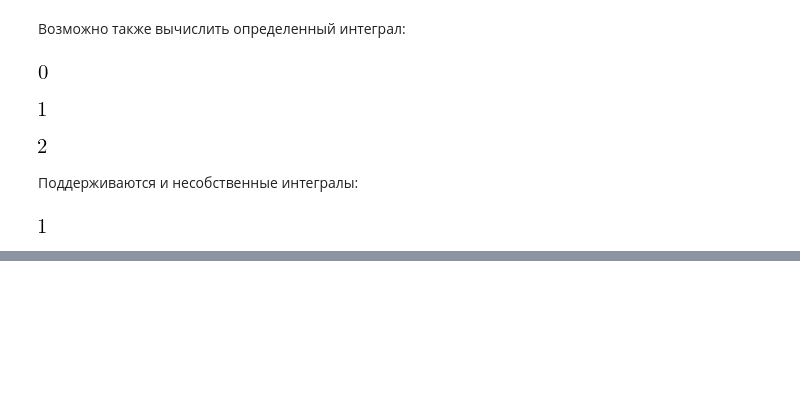
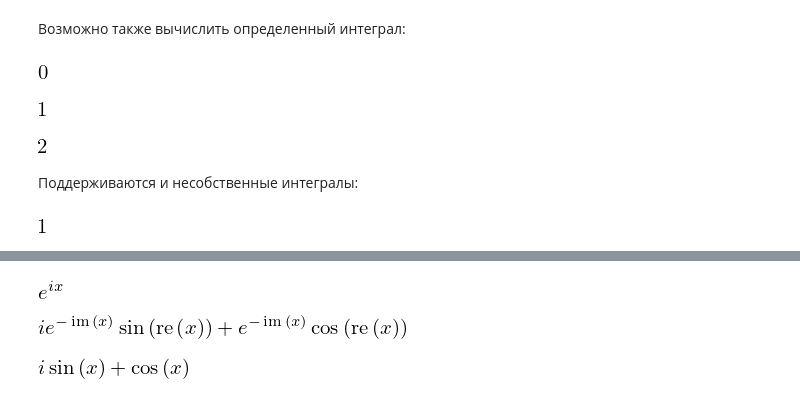
Before and after one commit to KazAndr/balavstvo_checking, a Jupyter notebook: test_modules/sympy/sympy_test.ipynb, the cells around one changed output, grey strips where cells are left out. Cells and saved outputs as stored; diff of their text form; code cells hidden in the pictures; blank space fills up the shorter version.

Commit message:
Code about complex numbers was updata

```diff
--- a/test_modules/sympy/sympy_test.ipynb
+++ b/test_modules/sympy/sympy_test.ipynb
@@ -322,0 +330,15 @@ integrate(exp(-x), (x, 0, oo))
+# %%
+from sympy import Symbol, exp, I
+x = Symbol("x") # a plain x with no attributes
+exp(I*x).expand()
+# %% [output]
+[figure, added]
+# %%
+exp(I*x).expand(complex=True)
+# %% [output]
+[figure, added]
+# %%
+x = Symbol("x", real=True)
+exp(I*x).expand(complex=True)
+# %% [output]
+[figure, added]
```
Also changed, not shown: parts of 2 cells of this notebook.
